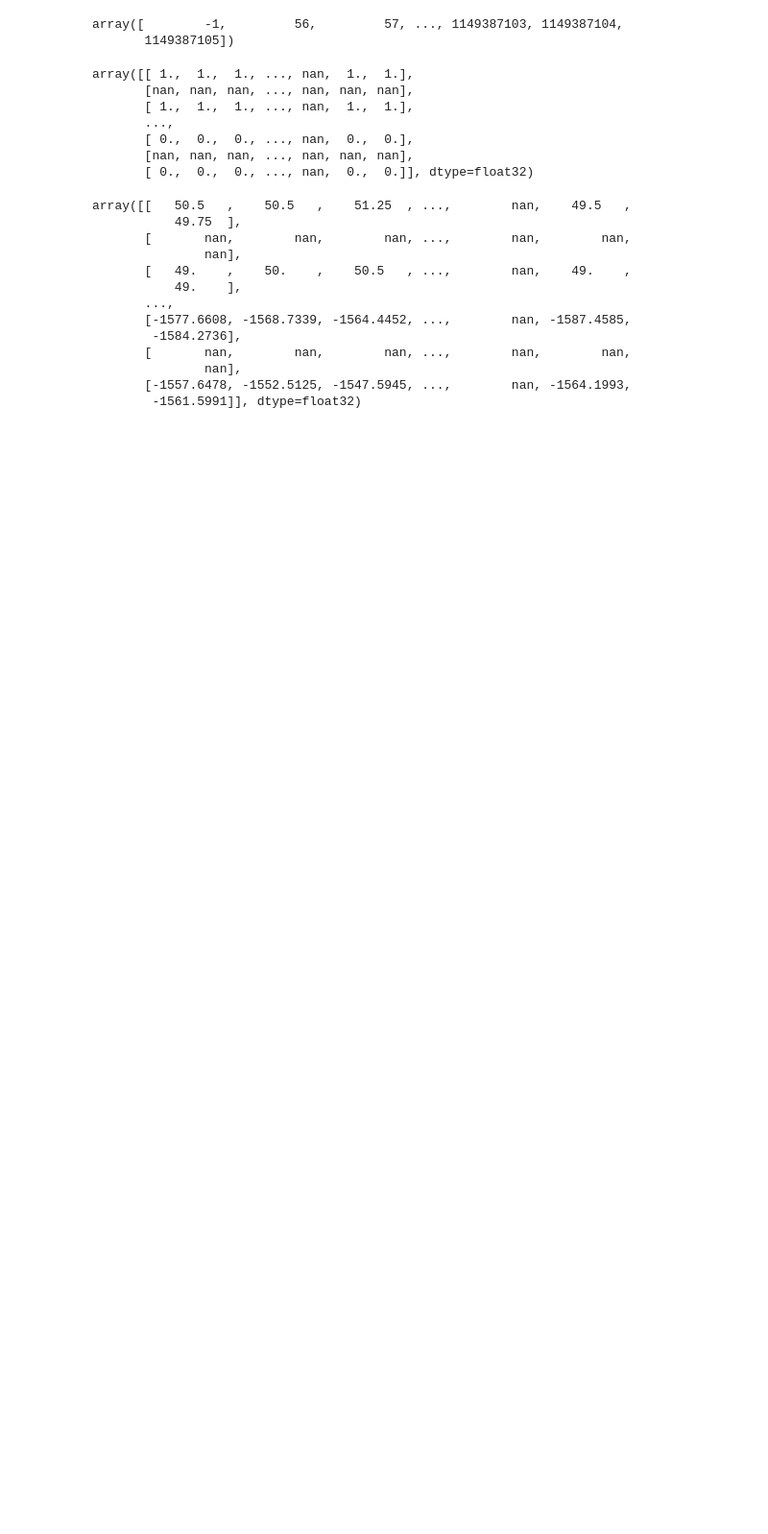
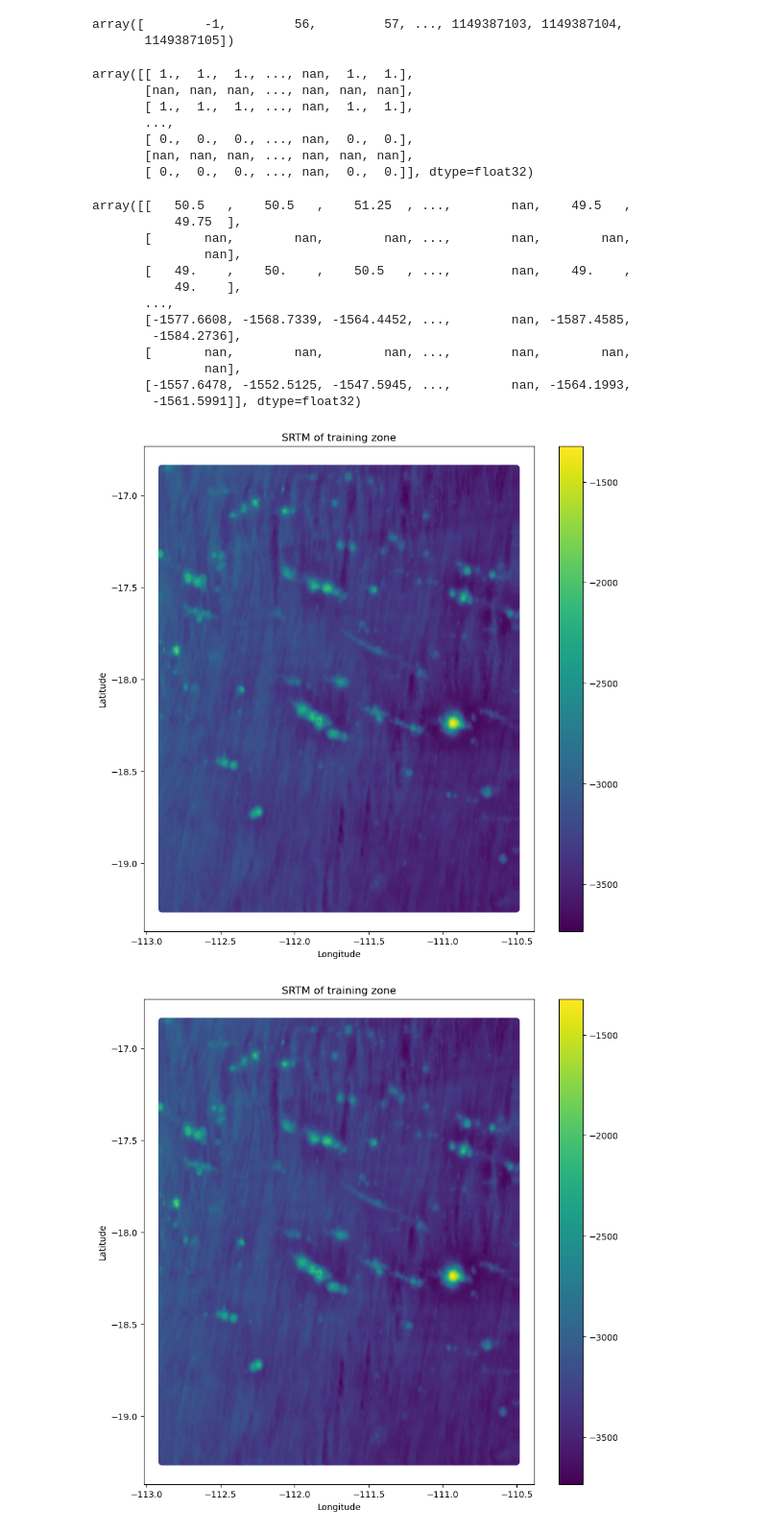
Before and after one commit to mawks12/seamount_picking, a Jupyter notebook: code/datalook.ipynb, the cells around one changed output. Shown at 96% size. Saved outputs shown, nothing was run; the diff lists cells and outputs as text; code cells hidden in the pictures; blank space fills up the shorter version.

Commit message:
plot generation

```diff
--- a/code/datalook.ipynb
+++ b/code/datalook.ipynb
@@ -11,8 +11,8 @@ import simplekml
 from smount_predictors import SeamountHelp
 import xarray as xr
 # %%
-points = SeamountHelp.readKMLbounds(Path('data/Seamounts_training_zone.kml'))
-data = SeamountHelp.readAndFilterGRD(Path('data/vgg_swot.grd'), points)
+points = SeamountHelp.readKMLbounds(Path('data/Seamount_training_zone.kml'))
+data = SeamountHelp.readAndFilterGRD(Path('data/vgg_swot.grd'), points[:2], points[2:])
 # %%
 np.unique(data['cluster'])
 # %% [output]
@@ -53,3 +53,9 @@ array([[   50.5   ,    50.5   ,    51.25  , ...,        nan,    49.5   ,
                nan],
        [-1557.6478, -1552.5125, -1547.5945, ...,        nan, -1564.1993,
         -1561.5991]], dtype=float32)
+# %%
+srtm = SeamountHelp.readAndFilterGRD(Path("data/SRTM15_V2.5.nc"), points[:2], points[2:])
+SeamountHelp.plot_xarr(srtm, name="SRTM of training zone", backend='plt')
+# %% [output]
+[figure, added]
+[figure, added]
```
Also changed, not shown: parts of 8 cells of this notebook, 3 other files.
